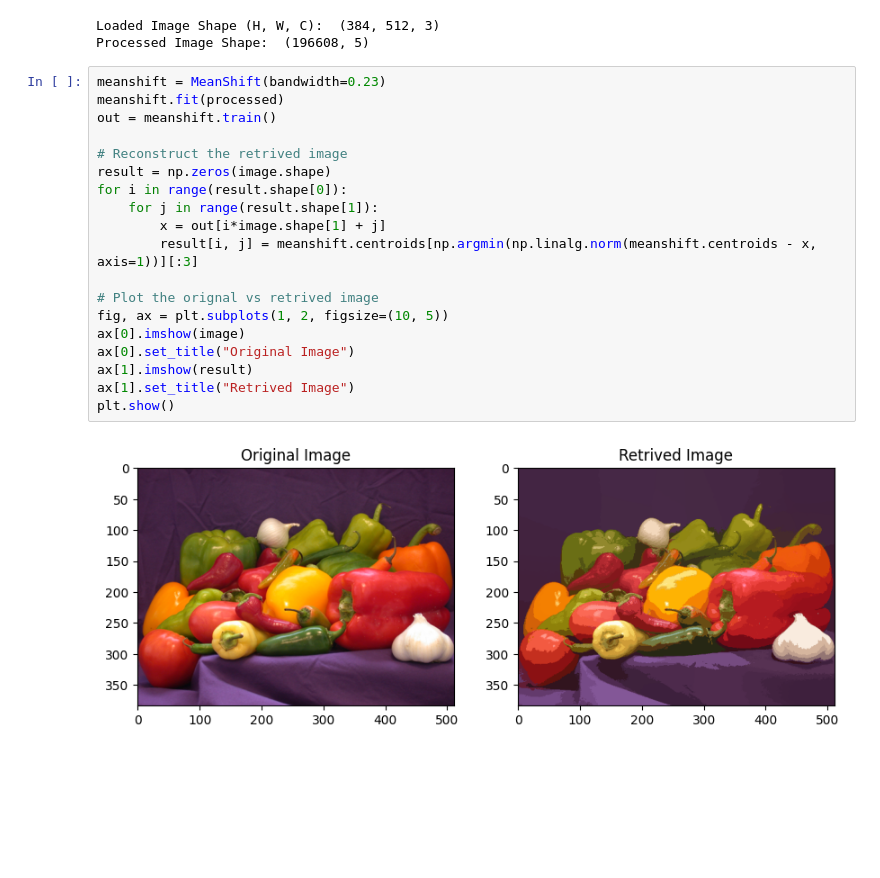
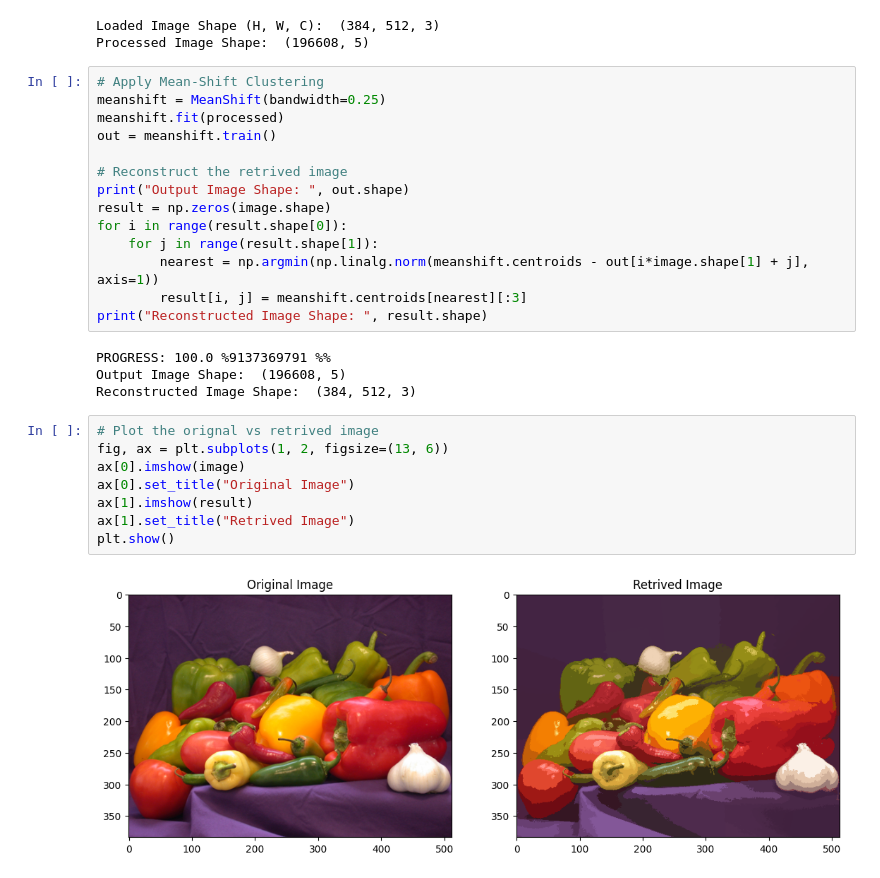
Before and after one commit to divyajeettt/CSE342, a Jupyter notebook: Assignment-1/Question-3.ipynb, the cells around one changed output. Saved outputs shown, nothing was run; the diff lists cells and outputs as text; blank space fills up the shorter version.

```diff
--- a/Assignment-1/Question-3.ipynb
+++ b/Assignment-1/Question-3.ipynb
@@ -23,23 +23,30 @@ print("Processed Image Shape: ", processed.shape)
 Loaded Image Shape (H, W, C):  (384, 512, 3)
 Processed Image Shape:  (196608, 5)
 # %%
-meanshift = MeanShift(bandwidth=0.23)
+# Apply Mean-Shift Clustering
+meanshift = MeanShift(bandwidth=0.25)
 meanshift.fit(processed)
 out = meanshift.train()
 
 # Reconstruct the retrived image
+print("Output Image Shape: ", out.shape)
 result = np.zeros(image.shape)
 for i in range(result.shape[0]):
     for j in range(result.shape[1]):
-        x = out[i*image.shape[1] + j]
-        result[i, j] = meanshift.centroids[np.argmin(np.linalg.norm(meanshift.centroids - x, axis=1))][:3]
-
-# Plot the orignal vs retrived image
-fig, ax = plt.subplots(1, 2, figsize=(10, 5))
-ax[0].imshow(image)
-ax[0].set_title("Original Image")
-ax[1].imshow(result)
-ax[1].set_title("Retrived Image")
-plt.show()
+        nearest = np.argmin(np.linalg.norm(meanshift.centroids - out[i*image.shape[1] + j], axis=1))
+        result[i, j] = meanshift.centroids[nearest][:3]
+print("Reconstructed Image Shape: ", result.shape)
 # %% [output]
-[figure, removed]
+PROGRESS: 100.0 %9137369791 %%
+Output Image Shape:  (196608, 5)
+Reconstructed Image Shape:  (384, 512, 3)
+# %%
+# Plot the orignal vs retrived image
+fig, ax = plt.subplots(1, 2, figsize=(13, 6))
+ax[0].imshow(image)
+ax[0].set_title("Original Image")
+ax[1].imshow(result)
+ax[1].set_title("Retrived Image")
+plt.show()
+# %% [output]
+[figure, added]
```
Also changed, not shown: 1 other file.
